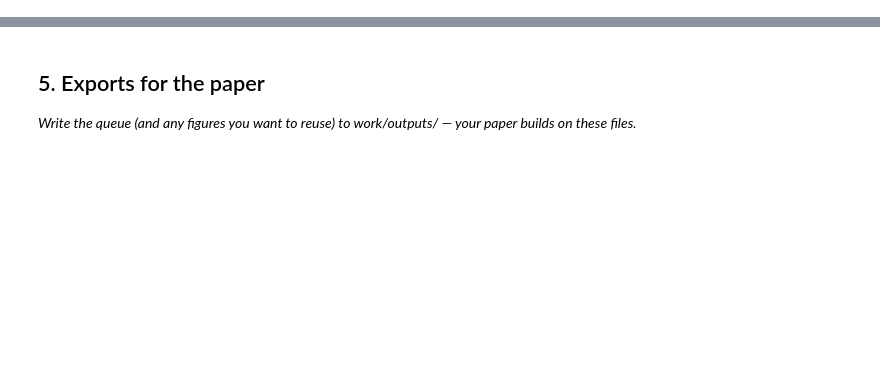
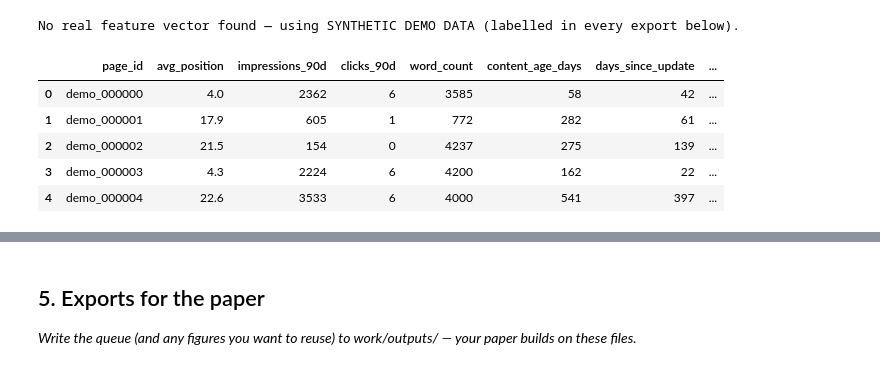
Before and after one commit to Trisha108-hub/flyrank-ml-internship, a Jupyter notebook: work/notebooks/w07_action_playbook.ipynb, the cells around one changed output, grey strips where cells are left out. Drawn from its saved outputs; the diff is of its cells as text; code cells hidden in the pictures; blank space fills up the shorter version.

```diff
--- a/work/notebooks/w07_action_playbook.ipynb
+++ b/work/notebooks/w07_action_playbook.ipynb
@@ -12,0 +30,52 @@ This skeleton is yours to fill. Work the sections **in order** — each one has
+# %%
+CANDIDATE_PATHS = [
+    DATA_DIR / "processed" / "active_content_features.parquet",
+    DATA_DIR / "processed" / "active_content_features.csv",
+    DATA_DIR / "active_content_features.csv",
+]
+
+def load_real_data():
+    for p in CANDIDATE_PATHS:
+        if p.exists():
+            df = pd.read_parquet(p) if p.suffix == ".parquet" else pd.read_csv(p)
+            print(f"Loaded: {p} ({len(df):,} rows)")
+            return df, str(p)
+    return None, None
+
+def build_synthetic_demo(n=4000, seed=7):
+    """SYNTHETIC DEMO DATA — approximates published bucket stats so the notebook runs
+    end-to-end when the real feature vector isn't mounted here. Not evidence."""
+    rng = np.random.default_rng(seed)
+    intents = rng.choice(["transactional", "commercial", "informational"], size=n, p=[0.20, 0.24, 0.56])
+    competition = rng.choice(["LOW", "MEDIUM", "HIGH"], size=n, p=[0.79, 0.12, 0.09])
+    age = np.clip(rng.gamma(3.0, 90, size=n), 1, 1500).astype(int)
+    days_since_update = np.clip(age * rng.uniform(0.05, 1.0, size=n), 0, 1400).astype(int)
+    word_count = np.clip(rng.normal(2600, 1400, size=n), 150, 9000).astype(int)
+    position = np.clip(rng.gamma(2.2, 7.0, size=n), 1, 100)
+    impressions = np.clip(rng.lognormal(6.5, 1.6, size=n), 0, None).astype(int)
+    ctr_tier = np.select([position <= 3, position <= 10, position <= 20, position <= 50],
+                          [0.00423, 0.00339, 0.00325, 0.00163], default=0.00050)
+    clicks = np.clip(impressions * ctr_tier * rng.uniform(0.6, 1.4, size=n), 0, None).astype(int)
+    indexed = rng.random(n) > 0.418
+    return pd.DataFrame({
+        "page_id": [f"demo_{i:06d}" for i in range(n)],
+        "avg_position": position.round(1), "impressions_90d": impressions, "clicks_90d": clicks,
+        "word_count": word_count, "content_age_days": age, "days_since_update": days_since_update,
+        "intent": intents, "competition": competition, "indexed": indexed,
+    })
+
+df, source_path = load_real_data()
+using_synthetic = df is None
+if using_synthetic:
+    print("No real feature vector found — using SYNTHETIC DEMO DATA (labelled in every export below).")
+    df = build_synthetic_demo()
+    source_path = "SYNTHETIC_DEMO"
+df.head()
+# %% [output]
+No real feature vector found — using SYNTHETIC DEMO DATA (labelled in every export below).
+|  | page_id | avg_position | impressions_90d | clicks_90d | word_count | content_age_days | days_since_update | ... |
+| 0 | demo_000000 | 4.0 | 2362 | 6 | 3585 | 58 | 42 | ... |
+| 1 | demo_000001 | 17.9 | 605 | 1 | 772 | 282 | 61 | ... |
+| 2 | demo_000002 | 21.5 | 154 | 0 | 4237 | 275 | 139 | ... |
+| 3 | demo_000003 | 4.3 | 2224 | 6 | 4200 | 162 | 22 | ... |
+| 4 | demo_000004 | 22.6 | 3533 | 6 | 4000 | 541 | 397 | ... |
```
Also changed, not shown: parts of 19 cells of this notebook.
